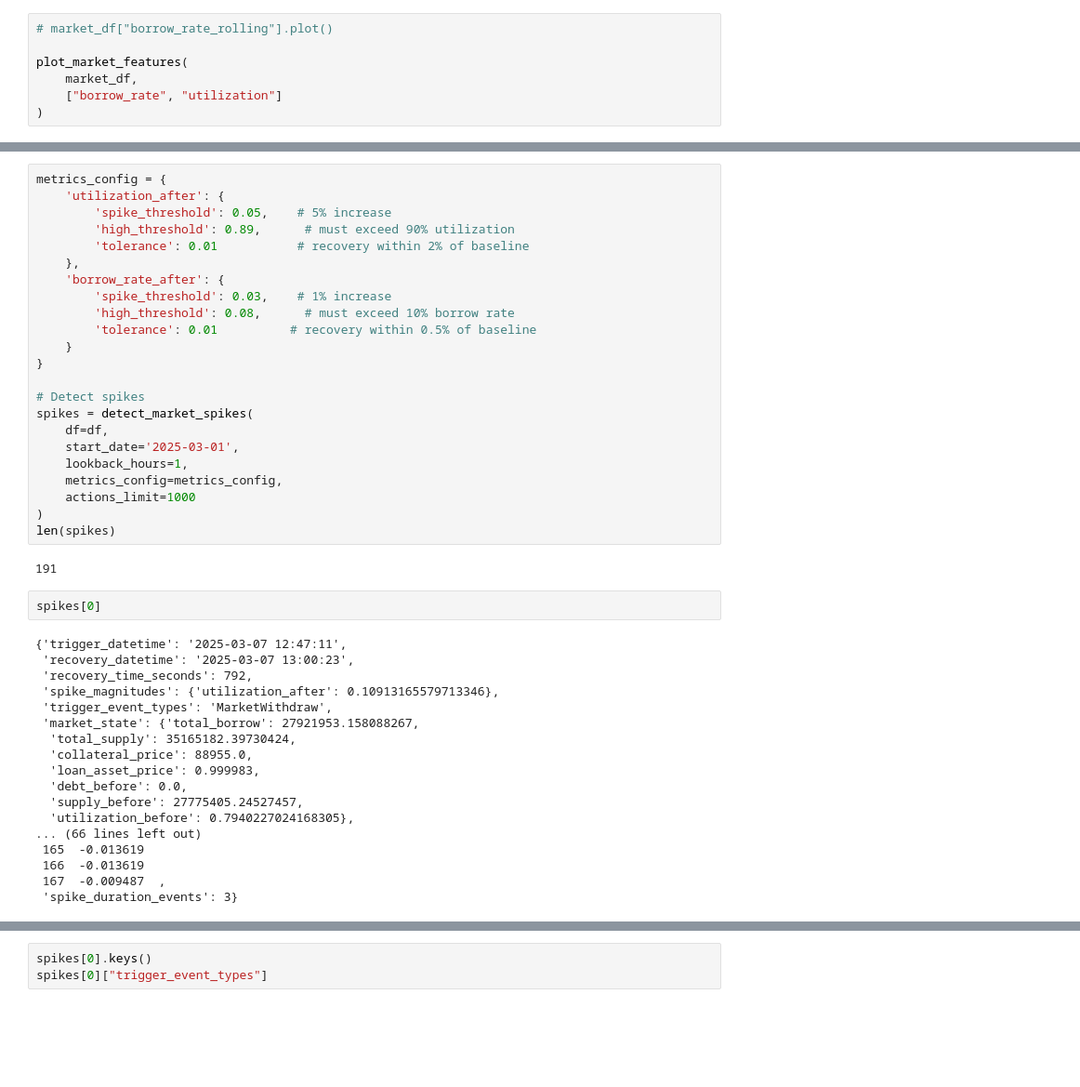
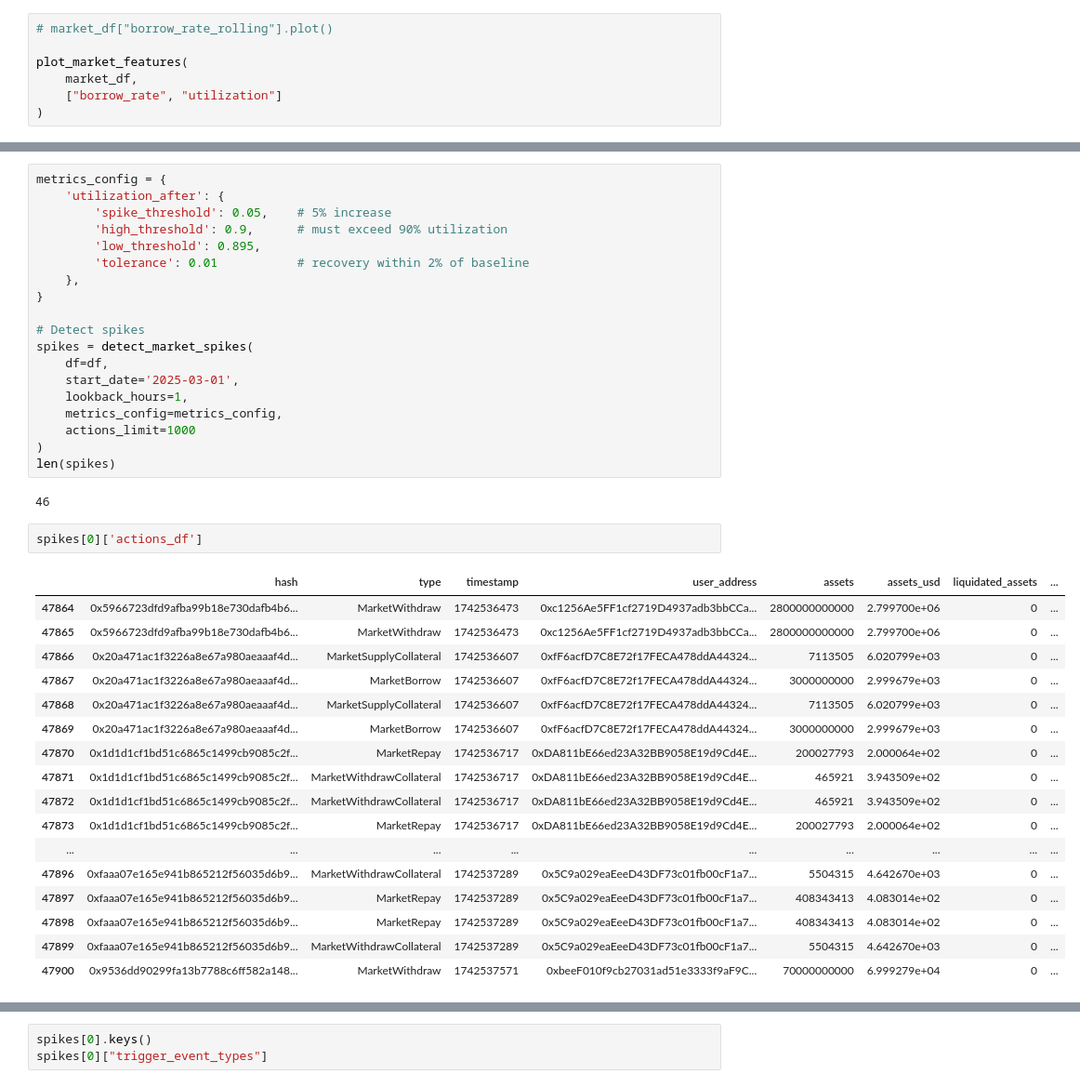
Before and after one commit to egortrussov/lending_protocols_researh, a Jupyter notebook: users_clusterization/utilization_spikes.ipynb, the cells around one changed output, grey strips where cells are left out. Shown at 93% size. Saved outputs shown, nothing was run; the diff lists cells and outputs as text; blank space fills up the shorter version.

```diff
--- a/users_clusterization/utilization_spikes.ipynb
+++ b/users_clusterization/utilization_spikes.ipynb
@@ -177,14 +179,10 @@ def detect_market_spikes(df, start_date, lookback_hours=6, metrics_config=None,
 metrics_config = {
     'utilization_after': {
         'spike_threshold': 0.05,    # 5% increase
-        'high_threshold': 0.89,      # must exceed 90% utilization
+        'high_threshold': 0.9,      # must exceed 90% utilization
+        'low_threshold': 0.895,
         'tolerance': 0.01           # recovery within 2% of baseline
     },
-    'borrow_rate_after': {
-        'spike_threshold': 0.03,    # 1% increase
-        'high_threshold': 0.08,      # must exceed 10% borrow rate
-        'tolerance': 0.01          # recovery within 0.5% of baseline
-    }
 }
 
 # Detect spikes
@@ -197,27 +195,27 @@ spikes = detect_market_spikes(
 )
 len(spikes)
 # %% [output]
-191
+46
 # %%
-spikes[0]
+spikes[0]['actions_df']
 # %% [output]
-{'trigger_datetime': '2025-03-07 12:47:11',
- 'recovery_datetime': '2025-03-07 13:00:23',
- 'recovery_time_seconds': 792,
- 'spike_magnitudes': {'utilization_after': 0.10913165579713346},
- 'trigger_event_types': 'MarketWithdraw',
- 'market_state': {'total_borrow': 27921953.158088267,
-  'total_supply': 35165182.39730424,
-  'collateral_price': 88955.0,
-  'loan_asset_price': 0.999983,
-  'debt_before': 0.0,
-  'supply_before': 27775405.24527457,
-  'utilization_before': 0.7940227024168305},
-... (66 lines left out)
- 165  -0.013619
- 166  -0.013619
- 167  -0.009487  ,
- 'spike_duration_events': 3}
+|  | hash | type | timestamp | user_address | assets | assets_usd | liquidated_assets | ... |
+| 47864 | 0x5966723dfd9afba99b18e730dafb4b6... | MarketWithdraw | 1742536473 | 0xc1256Ae5FF1cf2719D4937adb3bbCCa... | 2800000000000 | 2.799700e+06 | 0 | ... |
+| 47865 | 0x5966723dfd9afba99b18e730dafb4b6... | MarketWithdraw | 1742536473 | 0xc1256Ae5FF1cf2719D4937adb3bbCCa... | 2800000000000 | 2.799700e+06 | 0 | ... |
+| 47866 | 0x20a471ac1f3226a8e67a980aeaaaf4d... | MarketSupplyCollateral | 1742536607 | 0xfF6acfD7C8E72f17FECA478ddA44324... | 7113505 | 6.020799e+03 | 0 | ... |
+| 47867 | 0x20a471ac1f3226a8e67a980aeaaaf4d... | MarketBorrow | 1742536607 | 0xfF6acfD7C8E72f17FECA478ddA44324... | 3000000000 | 2.999679e+03 | 0 | ... |
+| 47868 | 0x20a471ac1f3226a8e67a980aeaaaf4d... | MarketSupplyCollateral | 1742536607 | 0xfF6acfD7C8E72f17FECA478ddA44324... | 7113505 | 6.020799e+03 | 0 | ... |
+| 47869 | 0x20a471ac1f3226a8e67a980aeaaaf4d... | MarketBorrow | 1742536607 | 0xfF6acfD7C8E72f17FECA478ddA44324... | 3000000000 | 2.999679e+03 | 0 | ... |
+| 47870 | 0x1d1d1cf1bd51c6865c1499cb9085c2f... | MarketRepay | 1742536717 | 0xDA811bE66ed23A32BB9058E19d9Cd4E... | 200027793 | 2.000064e+02 | 0 | ... |
+| 47871 | 0x1d1d1cf1bd51c6865c1499cb9085c2f... | MarketWithdrawCollateral | 1742536717 | 0xDA811bE66ed23A32BB9058E19d9Cd4E... | 465921 | 3.943509e+02 | 0 | ... |
+| 47872 | 0x1d1d1cf1bd51c6865c1499cb9085c2f... | MarketWithdrawCollateral | 1742536717 | 0xDA811bE66ed23A32BB9058E19d9Cd4E... | 465921 | 3.943509e+02 | 0 | ... |
+| 47873 | 0x1d1d1cf1bd51c6865c1499cb9085c2f... | MarketRepay | 1742536717 | 0xDA811bE66ed23A32BB9058E19d9Cd4E... | 200027793 | 2.000064e+02 | 0 | ... |
+| ... | ... | ... | ... | ... | ... | ... | ... | ... |
+| 47896 | 0xfaaa07e165e941b865212f56035d6b9... | MarketWithdrawCollateral | 1742537289 | 0x5C9a029eaEeeD43DF73c01fb00cF1a7... | 5504315 | 4.642670e+03 | 0 | ... |
+| 47897 | 0xfaaa07e165e941b865212f56035d6b9... | MarketRepay | 1742537289 | 0x5C9a029eaEeeD43DF73c01fb00cF1a7... | 408343413 | 4.083014e+02 | 0 | ... |
+| 47898 | 0xfaaa07e165e941b865212f56035d6b9... | MarketRepay | 1742537289 | 0x5C9a029eaEeeD43DF73c01fb00cF1a7... | 408343413 | 4.083014e+02 | 0 | ... |
+| 47899 | 0xfaaa07e165e941b865212f56035d6b9... | MarketWithdrawCollateral | 1742537289 | 0x5C9a029eaEeeD43DF73c01fb00cF1a7... | 5504315 | 4.642670e+03 | 0 | ... |
+| 47900 | 0x9536dd90299fa13b7788c6ff582a148... | MarketWithdraw | 1742537571 | 0xbeeF010f9cb27031ad51e3333f9aF9C... | 70000000000 | 6.999279e+04 | 0 | ... |
 # %%
 for i in spikes:
     eps=0.001
```
Also changed, not shown: parts of 11 cells of this notebook, 5 other files.
